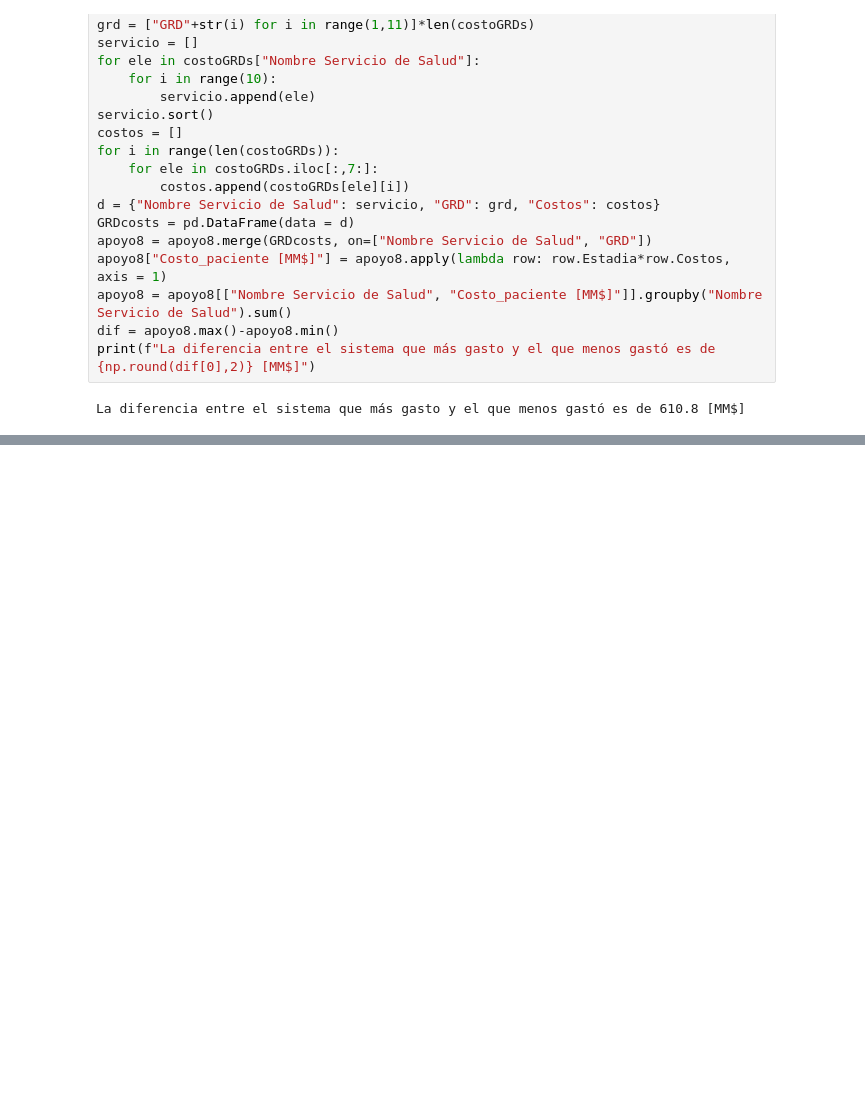
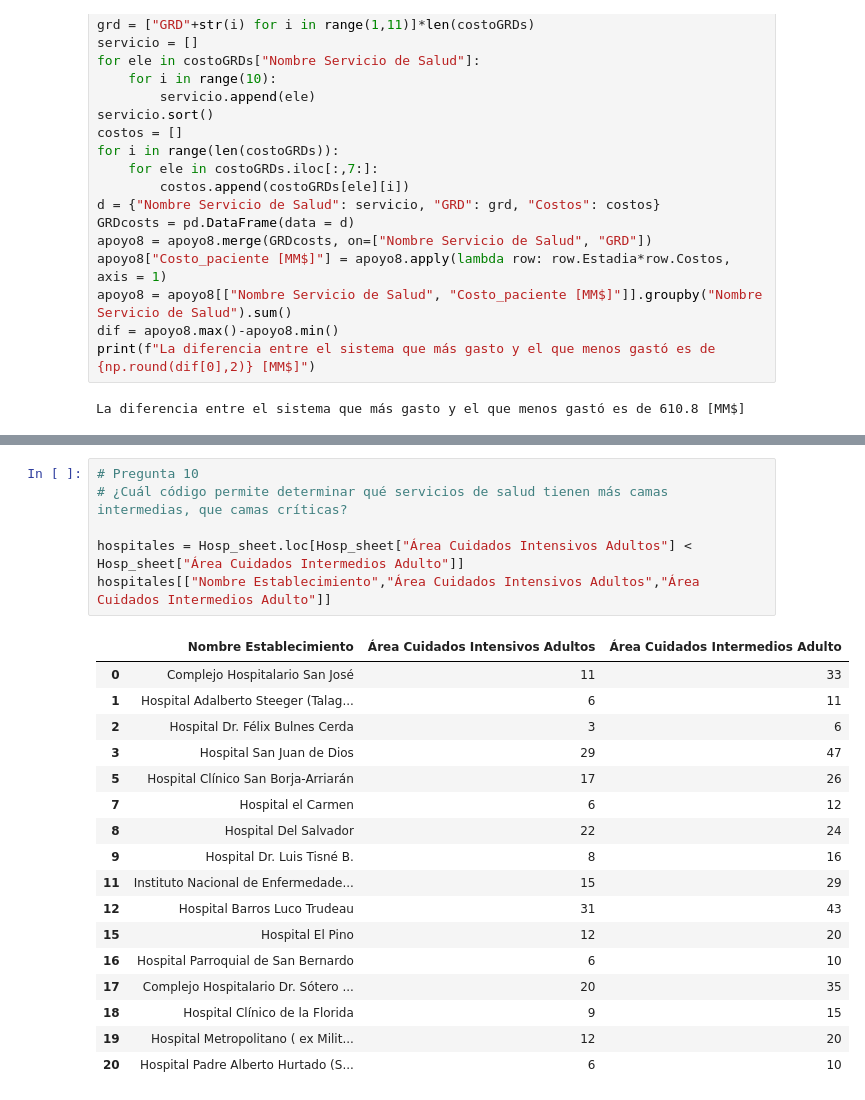
Before and after one commit to remunozz/cienciaDeDatos, a Jupyter notebook: evaluacion2Coursera.ipynb, the cells around one changed output, grey strips where cells are left out. Cells and saved outputs as stored; diff of their text form; blank space fills up the shorter version.

```diff
--- a/evaluacion2Coursera.ipynb
+++ b/evaluacion2Coursera.ipynb
@@ -238,0 +270,24 @@ La diferencia entre el sistema que más gasto y el que menos gastó es de 610.8
+# %%
+# Pregunta 10
+# ¿Cuál código permite determinar qué servicios de salud tienen más camas intermedias, que camas críticas?
+
+hospitales = Hosp_sheet.loc[Hosp_sheet["Área Cuidados Intensivos Adultos"] < Hosp_sheet["Área Cuidados Intermedios Adulto"]]
+hospitales[["Nombre Establecimiento","Área Cuidados Intensivos Adultos","Área Cuidados Intermedios Adulto"]]
+# %% [output]
+|  | Nombre Establecimiento | Área Cuidados Intensivos Adultos | Área Cuidados Intermedios Adulto |
+| 0 | Complejo Hospitalario San José | 11 | 33 |
+| 1 | Hospital Adalberto Steeger (Talag... | 6 | 11 |
+| 2 | Hospital Dr. Félix Bulnes Cerda | 3 | 6 |
+| 3 | Hospital San Juan de Dios | 29 | 47 |
+| 5 | Hospital Clínico San Borja-Arriarán | 17 | 26 |
+| 7 | Hospital el Carmen | 6 | 12 |
+| 8 | Hospital Del Salvador | 22 | 24 |
+| 9 | Hospital Dr. Luis Tisné B. | 8 | 16 |
+| 11 | Instituto Nacional de Enfermedade... | 15 | 29 |
+| 12 | Hospital Barros Luco Trudeau | 31 | 43 |
+| 15 | Hospital El Pino | 12 | 20 |
+| 16 | Hospital Parroquial de San Bernardo | 6 | 10 |
+| 17 | Complejo Hospitalario Dr. Sótero ... | 20 | 35 |
+| 18 | Hospital Clínico de la Florida | 9 | 15 |
+| 19 | Hospital Metropolitano ( ex Milit... | 12 | 20 |
+| 20 | Hospital Padre Alberto Hurtado (S... | 6 | 10 |
```
Also changed, not shown: parts of 1 cell of this notebook.
